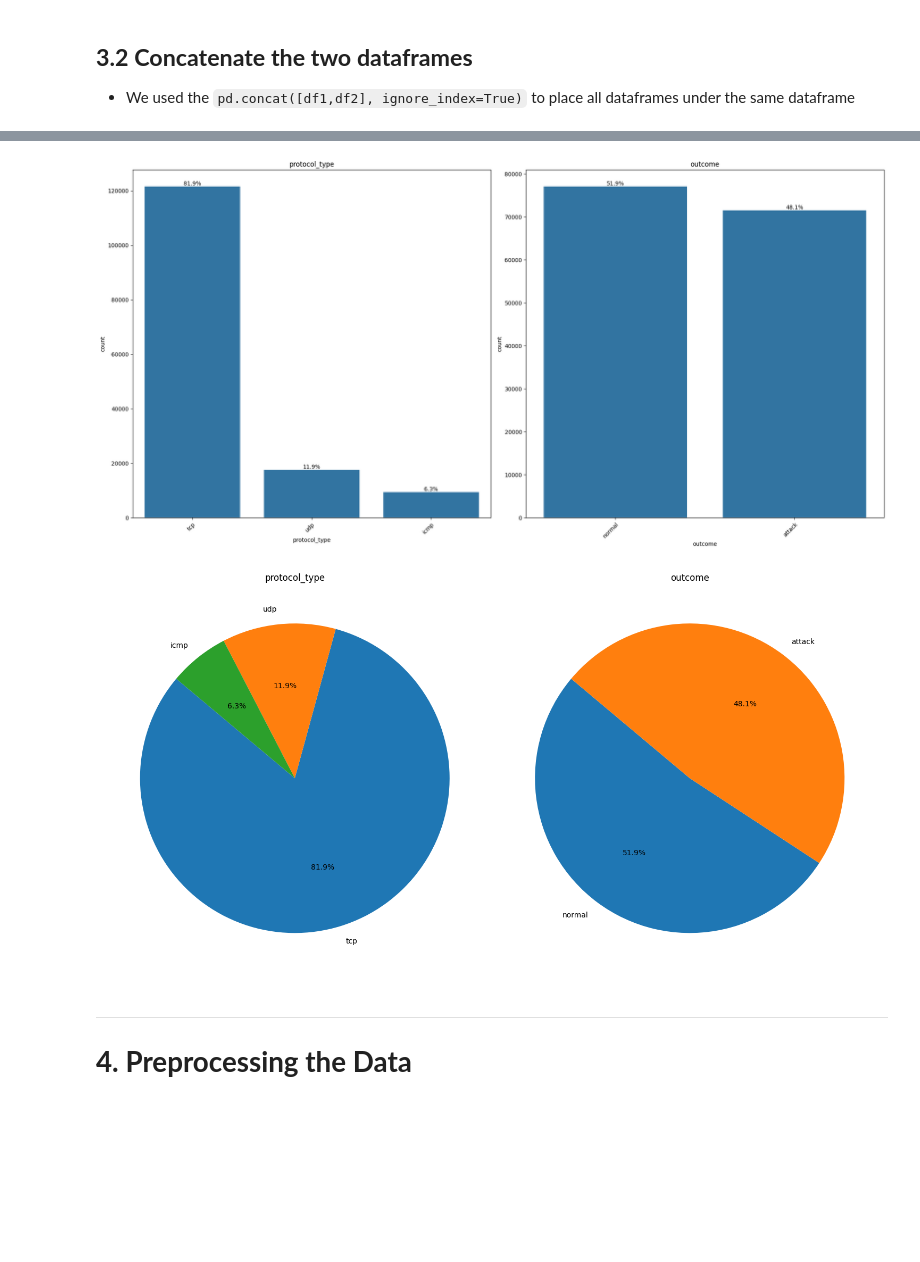
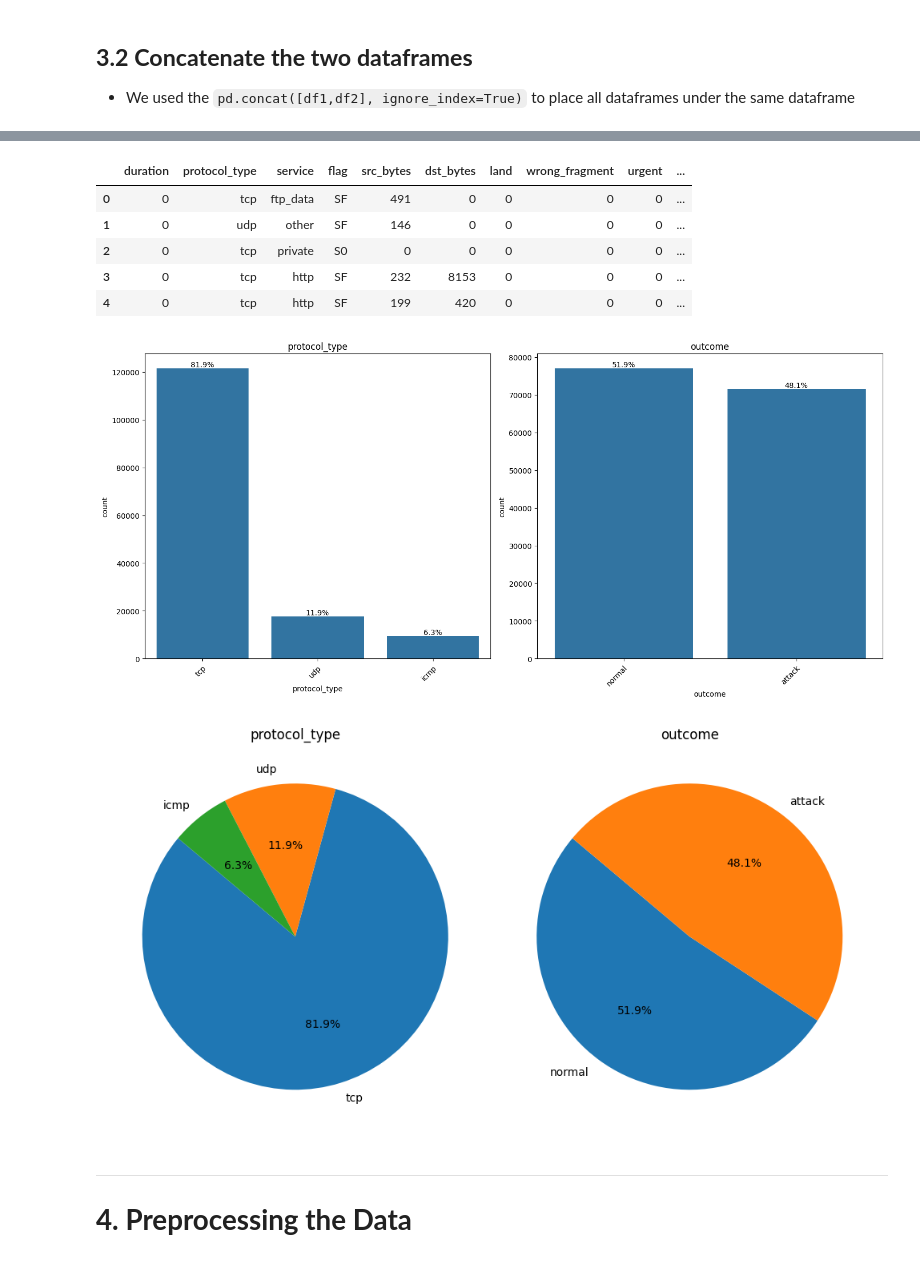
Before and after one commit to andypc93/cyber-sentry, a Jupyter notebook: back-end/CyberSentry_Notebook.ipynb, the cells around one changed output, grey strips where cells are left out. Drawn from its saved outputs; the diff is of its cells as text; code cells hidden in the pictures; blank space fills up the shorter version.

```diff
--- a/back-end/CyberSentry_Notebook.ipynb
+++ b/back-end/CyberSentry_Notebook.ipynb
@@ -90 +89,4 @@ conn.close()
+# %%
+df_train = set_first_row_as_header(df_train)
+df_test = set_first_row_as_header(df_test)
 # %%
@@ -120,3 +131,5 @@ memory usage: 48.7+ MB
 ## **3.2 Concatenate the two dataframes**
 
   - We used the `pd.concat([df1,df2], ignore_index=True)` to place all dataframes under the same dataframe
+# %%
+df_all = pd.concat([df_train, df_test], ignore_index=True)
@@ -125,13 +167,22 @@ memory usage: 48.7+ MB
 # For all rows where the 'outcome' is not 'normal', it sets the 'outcome' value to 'attack'.
 # This is a way to categorize all outcomes into two groups: 'normal' and 'attack',
 # effectively binarizing the 'outcome' column into these two categories.
-df.loc[df['outcome'] == "normal", "outcome"] = 'normal'
+df_all.loc[df_all['outcome'] == "normal", "outcome"] = 'normal'
 
-df.loc[df['outcome'] != 'normal', "outcome"] = 'attack'
+df_all.loc[df_all['outcome'] != 'normal', "outcome"] = 'attack'
+# %%
+df_all.head()
+# %% [output]
+|  | duration | protocol_type | service | flag | src_bytes | dst_bytes | land | wrong_fragment | urgent | ... |
+| 0 | 0 | tcp | ftp_data | SF | 491 | 0 | 0 | 0 | 0 | ... |
+| 1 | 0 | udp | other | SF | 146 | 0 | 0 | 0 | 0 | ... |
+| 2 | 0 | tcp | private | S0 | 0 | 0 | 0 | 0 | 0 | ... |
+| 3 | 0 | tcp | http | SF | 232 | 8153 | 0 | 0 | 0 | ... |
+| 4 | 0 | tcp | http | SF | 199 | 420 | 0 | 0 | 0 | ... |
 # %%
 def bar_plot(df, cols_list, rows, cols):
     # Create a grid of subplots with the specified number of rows and columns.
-    fig, axes = plt.subplots(rows, cols, figsize=(20, 10))
+    fig, axes = plt.subplots(rows, cols, figsize=(15, 7))
     fig.tight_layout(pad=1.0)  # Add spacing between plots for clarity
 
     # Flatten the axes array and iterate over it along with the column names in cols_list.
@@ -162,9 +213,9 @@ def bar_plot(df, cols_list, rows, cols):
     plt.tight_layout()
     plt.show()
 # %%
-bar_plot(df, ['protocol_type', 'outcome'],1,2)
+bar_plot(df_all, ['protocol_type', 'outcome'],1,2)
 # %% [output]
-[figure, old version]
+[figure, new version]
 # %%
 def pie_plot(df, cols_list, rows, cols):
     # Create a grid of subplots with the specified number of rows and columns.
@@ -192,9 +243,9 @@ def pie_plot(df, cols_list, rows, cols):
     plt.tight_layout()
     plt.show()
 # %%
-pie_plot(df, ['protocol_type','outcome'], 1, 2)
+pie_plot(df_all, ['protocol_type','outcome'], 1, 2)
 # %% [output]
-[figure, old version]
+[figure, new version]
 # %% [markdown]
 ------------------------------
 
```
Also changed, not shown: parts of 31 cells of this notebook, 1 other file.
